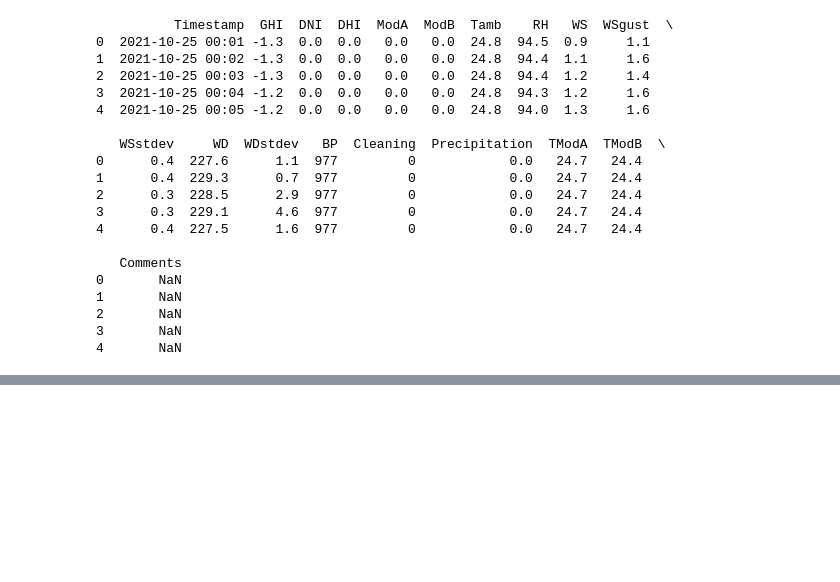
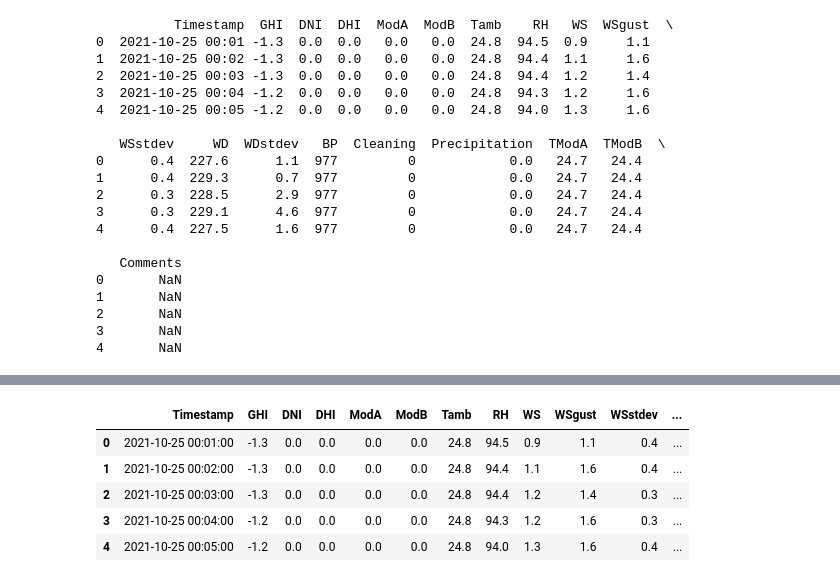
Before and after one commit to Abedulaziz01/we, a Jupyter notebook: notebook/task1.ipynb, the cells around one changed output, grey strips where cells are left out. Cells and saved outputs as stored; diff of their text form; code cells hidden in the pictures; blank space fills up the shorter version.

```diff
--- a/notebook/task1.ipynb
+++ b/notebook/task1.ipynb
@@ -30,0 +55,12 @@ print(df.head())
+# %%
+import pandas as pd
+
+df = pd.read_csv('Data/togo.csv', parse_dates=["Timestamp"])
+df.head()
+# %% [output]
+|  | Timestamp | GHI | DNI | DHI | ModA | ModB | Tamb | RH | WS | WSgust | WSstdev | ... |
+| 0 | 2021-10-25 00:01:00 | -1.3 | 0.0 | 0.0 | 0.0 | 0.0 | 24.8 | 94.5 | 0.9 | 1.1 | 0.4 | ... |
+| 1 | 2021-10-25 00:02:00 | -1.3 | 0.0 | 0.0 | 0.0 | 0.0 | 24.8 | 94.4 | 1.1 | 1.6 | 0.4 | ... |
+| 2 | 2021-10-25 00:03:00 | -1.3 | 0.0 | 0.0 | 0.0 | 0.0 | 24.8 | 94.4 | 1.2 | 1.4 | 0.3 | ... |
+| 3 | 2021-10-25 00:04:00 | -1.2 | 0.0 | 0.0 | 0.0 | 0.0 | 24.8 | 94.3 | 1.2 | 1.6 | 0.3 | ... |
+| 4 | 2021-10-25 00:05:00 | -1.2 | 0.0 | 0.0 | 0.0 | 0.0 | 24.8 | 94.0 | 1.3 | 1.6 | 0.4 | ... |
```
Also changed, not shown: parts of 7 cells of this notebook, 3 other files.
